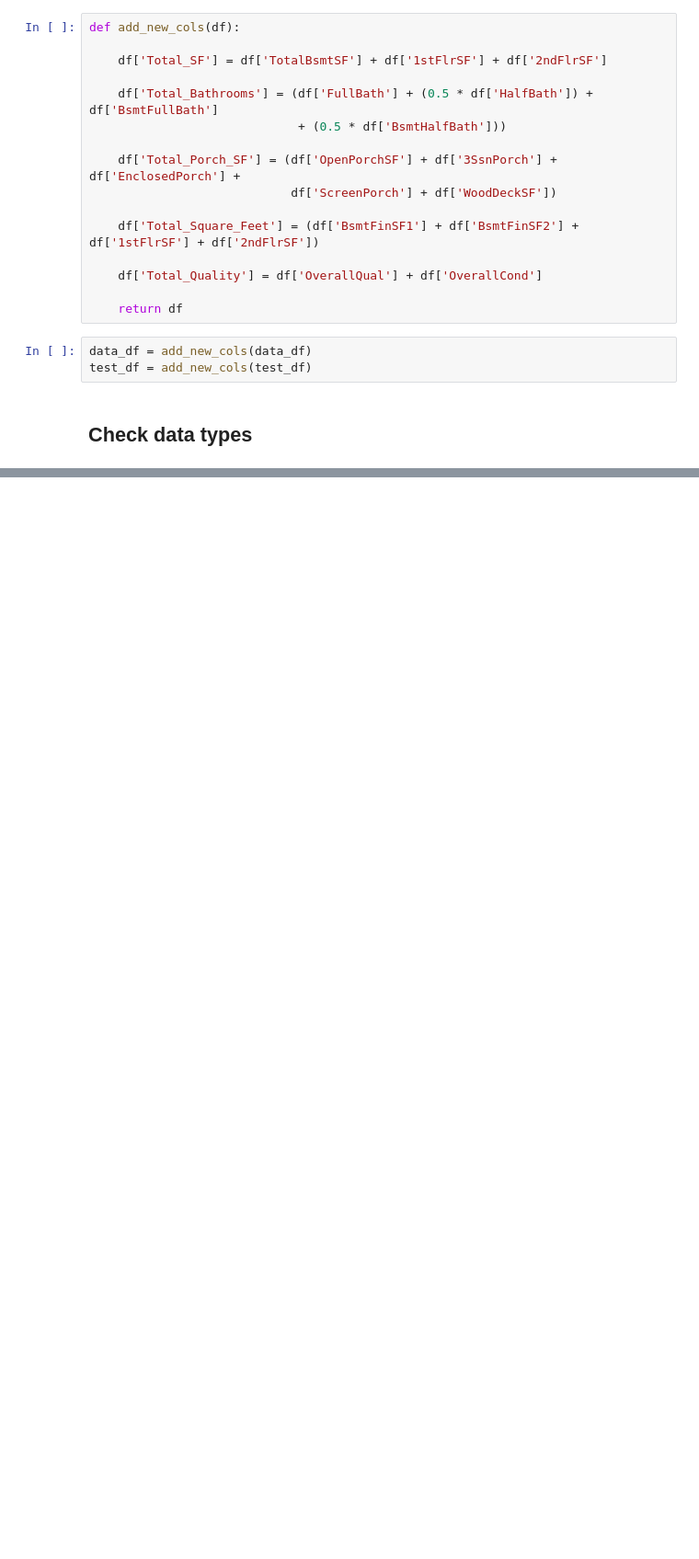
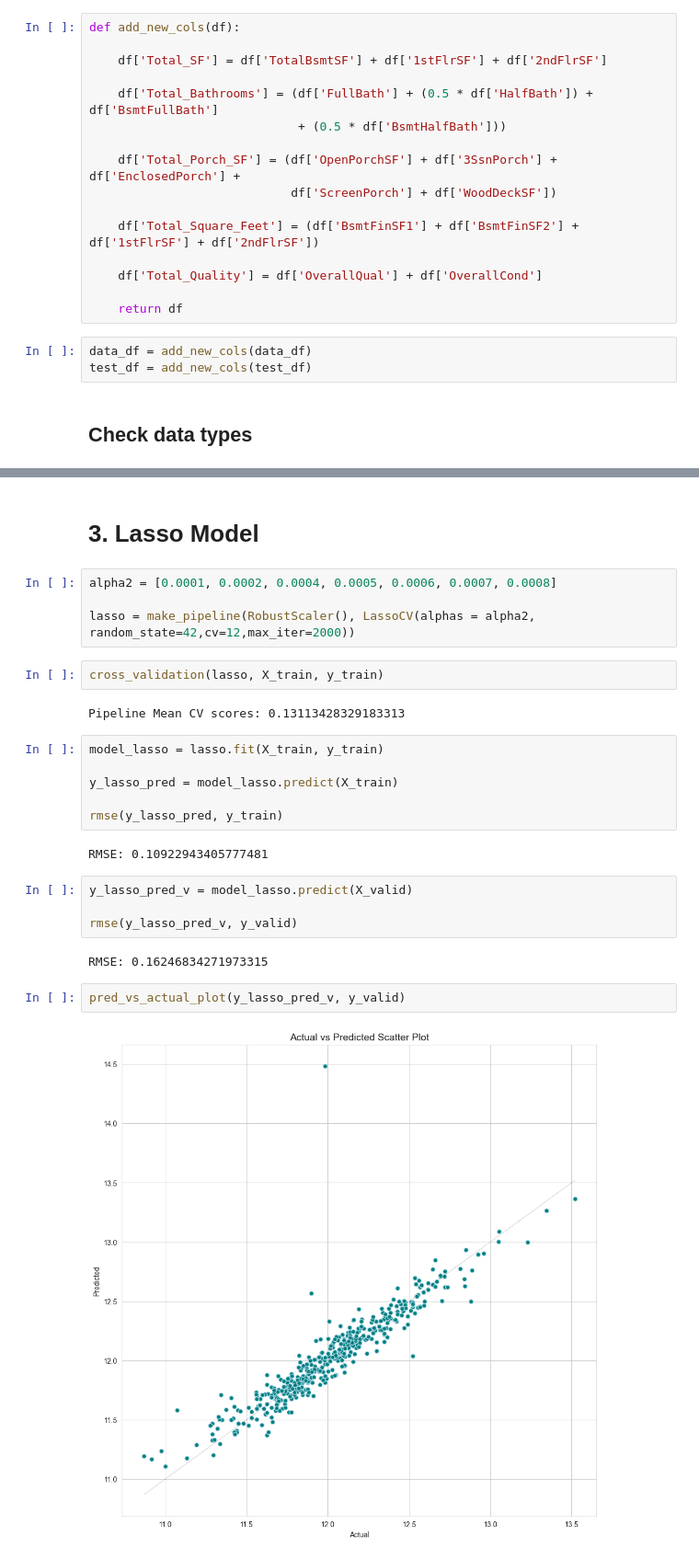
Before and after one commit to hoaghiepp/ml_learning, a Jupyter notebook: house_prices_prediction_kaggle/house_price_predicition.ipynb, the cells around one changed output, grey strips where cells are left out. Shown at 92% size. Saved outputs shown, nothing was run; the diff lists cells and outputs as text; blank space fills up the shorter version.

```diff
--- a/house_prices_prediction_kaggle/house_price_predicition.ipynb
+++ b/house_prices_prediction_kaggle/house_price_predicition.ipynb
@@ -402,0 +565,28 @@ print(data_df.shape)
+# %% [markdown]
+# 3. Lasso Model
+# %%
+alpha2 = [0.0001, 0.0002, 0.0004, 0.0005, 0.0006, 0.0007, 0.0008]
+
+lasso = make_pipeline(RobustScaler(), LassoCV(alphas = alpha2, random_state=42,cv=12,max_iter=2000))
+# %%
+cross_validation(lasso, X_train, y_train)
+# %% [output]
+Pipeline Mean CV scores: 0.13113428329183313
+# %%
+model_lasso = lasso.fit(X_train, y_train)
+
+y_lasso_pred = model_lasso.predict(X_train)
+
+rmse(y_lasso_pred, y_train)
+# %% [output]
+RMSE: 0.10922943405777481
+# %%
+y_lasso_pred_v = model_lasso.predict(X_valid)
+
+rmse(y_lasso_pred_v, y_valid)
+# %% [output]
+RMSE: 0.16246834271973315
+# %%
+pred_vs_actual_plot(y_lasso_pred_v, y_valid)
+# %% [output]
+[figure, added]
```
Also changed, not shown: parts of 80 cells of this notebook, 1 other file.
